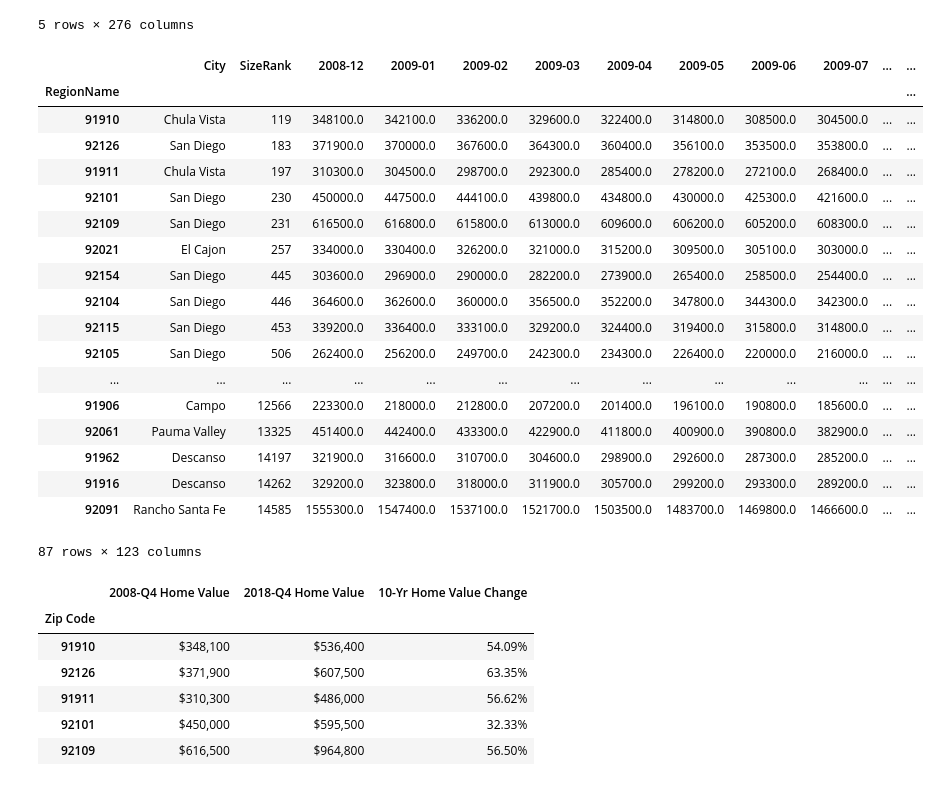
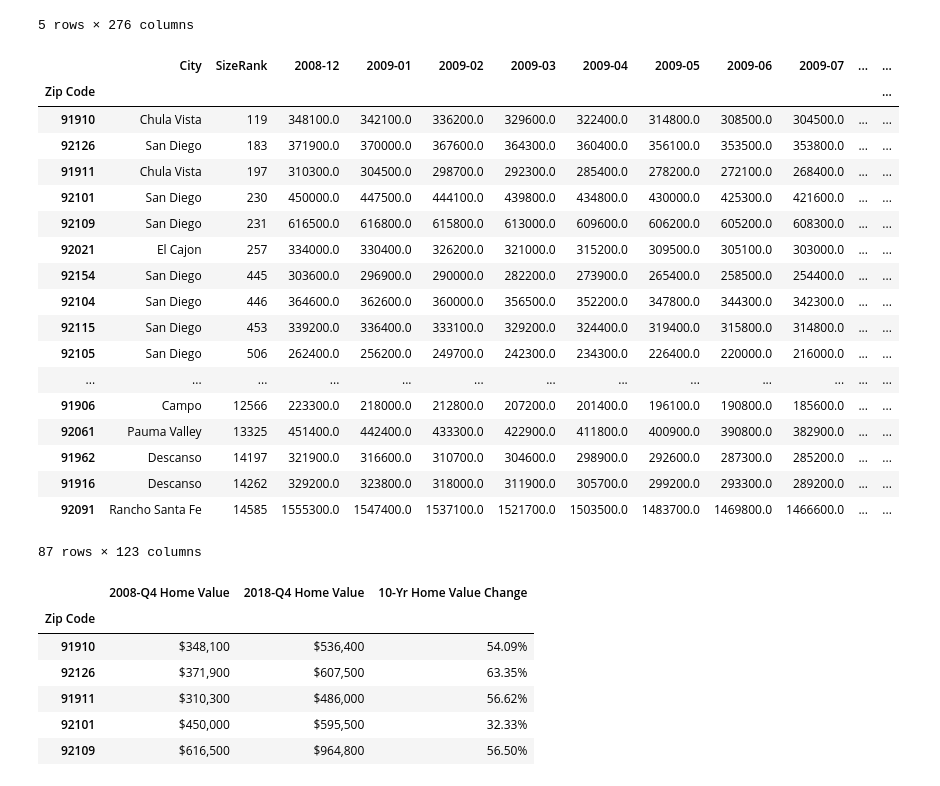
Before and after one commit to cgainor/Housing-and-Income-Appreciation, a Jupyter notebook: Work/ZipCode_10yr_Line.ipynb, the cells around one changed output. Cells and saved outputs as stored; diff of their text form; code cells hidden in the pictures.

```diff
--- a/Work/ZipCode_10yr_Line.ipynb
+++ b/Work/ZipCode_10yr_Line.ipynb
@@ -39,19 +39,20 @@ sd_county_zips_index.head()
 # %%
 # Find column index for desired date range start and end
 start = sd_county_zips_index.columns.get_loc("2008-12")
 end = sd_county_zips_index.columns.get_loc("2018-12")
 
 # Make a new dataframe containing the 10 year range of data Dec 2008 - Dec 2018
 # range_dates = sd_county_zips_index.iloc[:, start:end+1]
 sd_county_zips_10yr_city_rank = pd.DataFrame(sd_county_zips_index, columns=["City", "SizeRank"])
 
 sd_county_zips_10yr_date_range = sd_county_zips_index.iloc[:, start:end+1]
 
 sd_county_zips_10yr = pd.merge(sd_county_zips_10yr_city_rank, sd_county_zips_10yr_date_range, on="RegionName")
+sd_county_zips_10yr.index.names = ['Zip Code']
 sd_county_zips_10yr
 # %% [output]
 |  | City | SizeRank | 2008-12 | 2009-01 | 2009-02 | 2009-03 | 2009-04 | 2009-05 | 2009-06 | 2009-07 | ... | ... |
-| RegionName |  |  |  |  |  |  |  |  |  |  |  | ... |
+| Zip Code |  |  |  |  |  |  |  |  |  |  |  | ... |
 | 91910 | Chula Vista | 119 | 348100.0 | 342100.0 | 336200.0 | 329600.0 | 322400.0 | 314800.0 | 308500.0 | 304500.0 | ... | ... |
 | 92126 | San Diego | 183 | 371900.0 | 370000.0 | 367600.0 | 364300.0 | 360400.0 | 356100.0 | 353500.0 | 353800.0 | ... | ... |
 | 91911 | Chula Vista | 197 | 310300.0 | 304500.0 | 298700.0 | 292300.0 | 285400.0 | 278200.0 | 272100.0 | 268400.0 | ... | ... |
```
Also changed, not shown: parts of 6 cells of this notebook.
